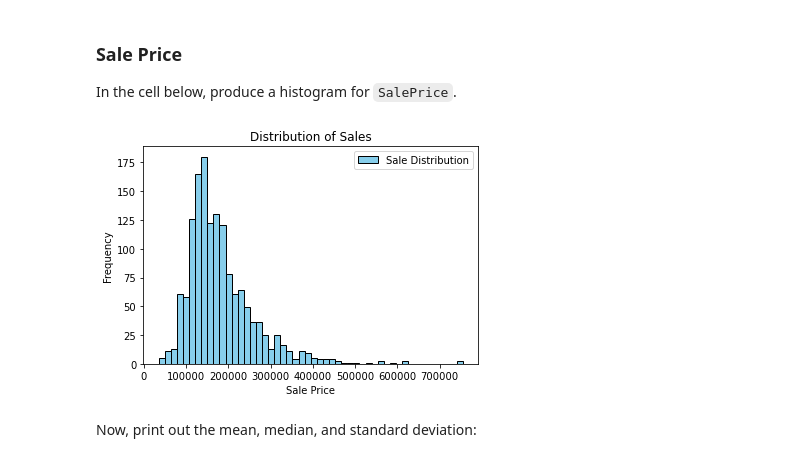
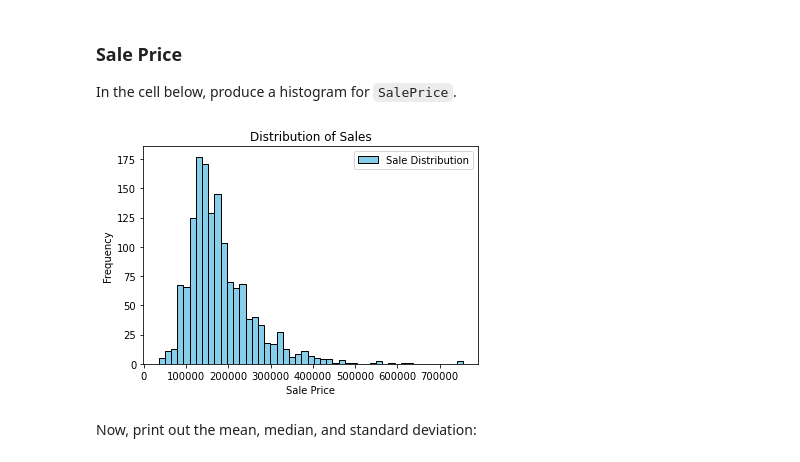
Before and after one commit to mcshoja/dsc-pandas-eda-lab, a Jupyter notebook: index.ipynb, the cells around one changed output. Drawn from its saved outputs; the diff is of its cells as text; code cells hidden in the pictures.

```diff
--- a/index.ipynb
+++ b/index.ipynb
@@ -177,13 +177,13 @@ In the cell below, produce a histogram for `SalePrice`.
 # %%
 # Your code here
 fig, ax = plt.subplots()
-ax.hist(df['SalePrice'], bins=50, color = 'skyblue', edgecolor = 'black', label = 'Sale Distribution')
+ax.hist(df['SalePrice'], bins='auto', color = 'skyblue', edgecolor = 'black', label = 'Sale Distribution')
 ax.set_title('Distribution of Sales')
 ax.set_xlabel('Sale Price')
 ax.set_ylabel('Frequency')
 ax.legend();
 # %% [output]
-[figure, old version]
+[figure, new version]
 # %% [markdown]
 Now, print out the mean, median, and standard deviation:
 # %%
```
Also changed, not shown: parts of 22 cells of this notebook.
